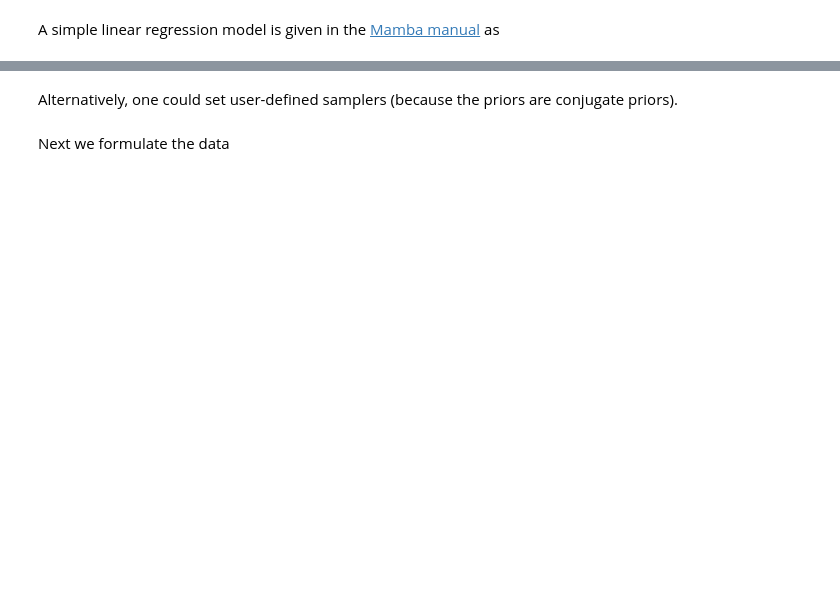
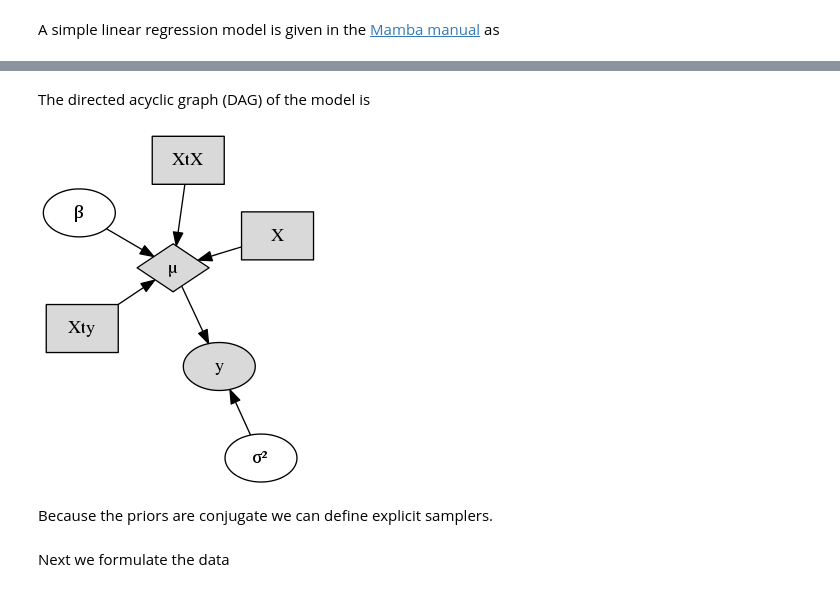
Before and after one commit to dmbates/juliaboxnotebooks, a Jupyter notebook: MambaLinReg.ipynb, the cells around one changed output, grey strips where cells are left out. Cells and saved outputs as stored; diff of their text form; code cells hidden in the pictures; blank space fills up the shorter version.

```diff
--- a/MambaLinReg.ipynb
+++ b/MambaLinReg.ipynb
@@ -45,2 +34,0 @@ scheme2 = [NUTS([:β, :σ²])];
-# %% [markdown]
-Alternatively, one could set user-defined samplers (because the priors are conjugate priors).
@@ -58,0 +35,2 @@ Gibbs_β = Sampler([:β],
+# %% [markdown]
+The directed acyclic graph (DAG) of the model is
@@ -59 +39,8 @@ Gibbs_β = Sampler([:β],
+# %%
+using GraphViz
+open("model.dot","r") do io Graph(io) end
+# %% [output]
+[figure, added]
+# %% [markdown]
+Because the priors are conjugate we can define explicit samplers.
 # %%
```
Also changed, not shown: parts of 66 cells of this notebook, 1 other file.
